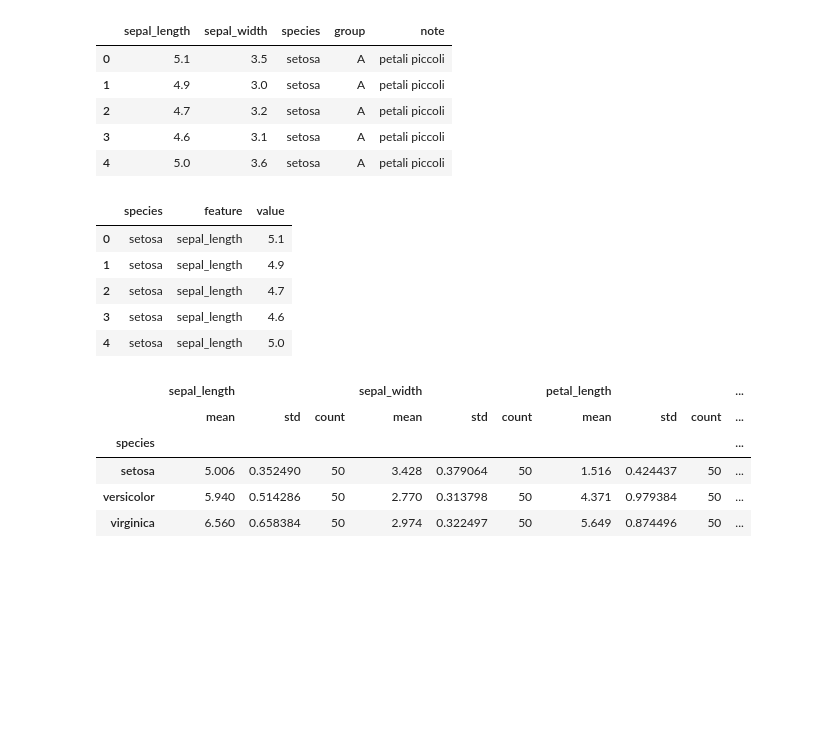
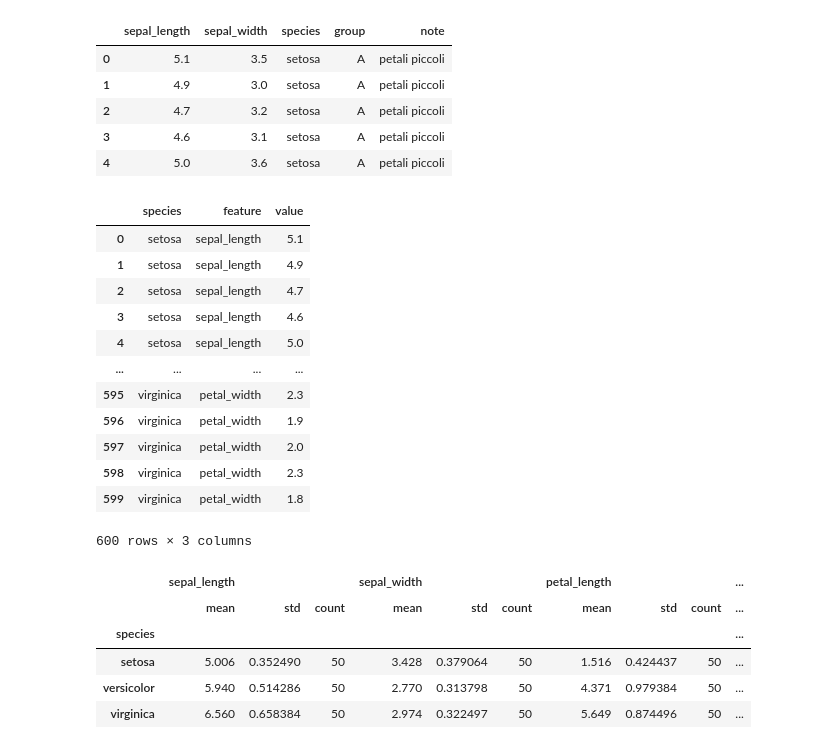
Before and after one commit to gmorelli92/B3099---LABORATORIO-DI-OTTIMIZZAZIONE-INTELLIGENZA-ARTIFICIALE-E-MACHINE-LEARNING---2025-2026, a Jupyter notebook: Lezione 1 - Statistica e Preprocessing_Iris.ipynb, the cells around one changed output. Cells and saved outputs as stored; diff of their text form; code cells hidden in the pictures; blank space fills up the shorter version.

```diff
--- a/Lezione 1 - Statistica e Preprocessing_Iris.ipynb
+++ b/Lezione 1 - Statistica e Preprocessing_Iris.ipynb
@@ -385,14 +385,22 @@ merged.head()
 # %%
 long = df_struct.melt(id_vars=['species'], value_vars=['sepal_length','sepal_width','petal_length','petal_width'],
                       var_name='feature', value_name='value')
-long.head()
+#cosa ci ricorda il melt? E perchè è utile?
+long
 # %% [output]
 |  | species | feature | value |
 | 0 | setosa | sepal_length | 5.1 |
 | 1 | setosa | sepal_length | 4.9 |
 | 2 | setosa | sepal_length | 4.7 |
 | 3 | setosa | sepal_length | 4.6 |
 | 4 | setosa | sepal_length | 5.0 |
+| ... | ... | ... | ... |
+| 595 | virginica | petal_width | 2.3 |
+| 596 | virginica | petal_width | 1.9 |
+| 597 | virginica | petal_width | 2.0 |
+| 598 | virginica | petal_width | 2.3 |
+| 599 | virginica | petal_width | 1.8 |
+600 rows × 3 columns
 # %%
 agg = df_struct.groupby('species')[['sepal_length','sepal_width','petal_length','petal_width']].agg(['mean','std','count'])
 agg
```
Also changed, not shown: parts of 1 cell of this notebook.
